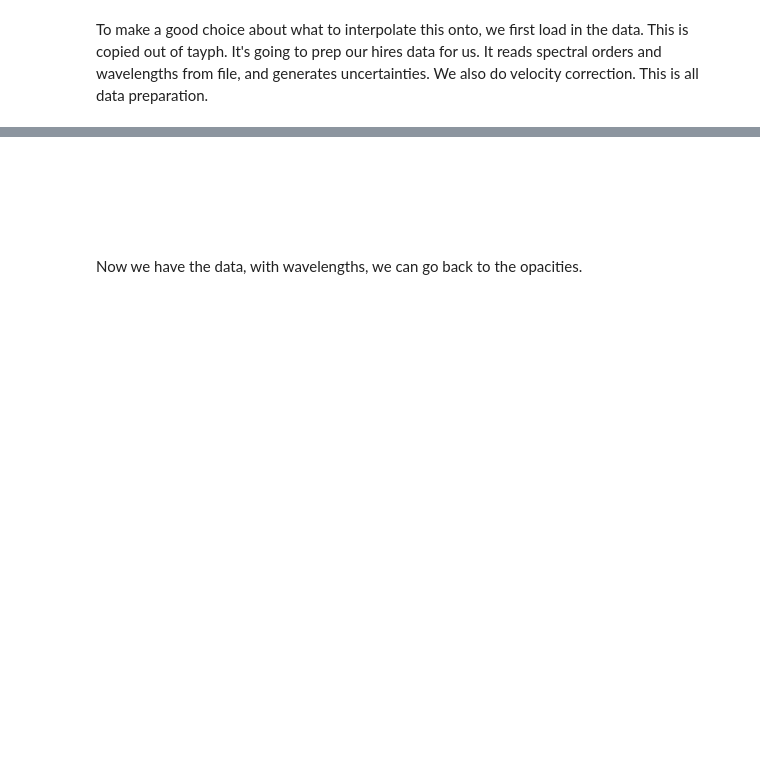
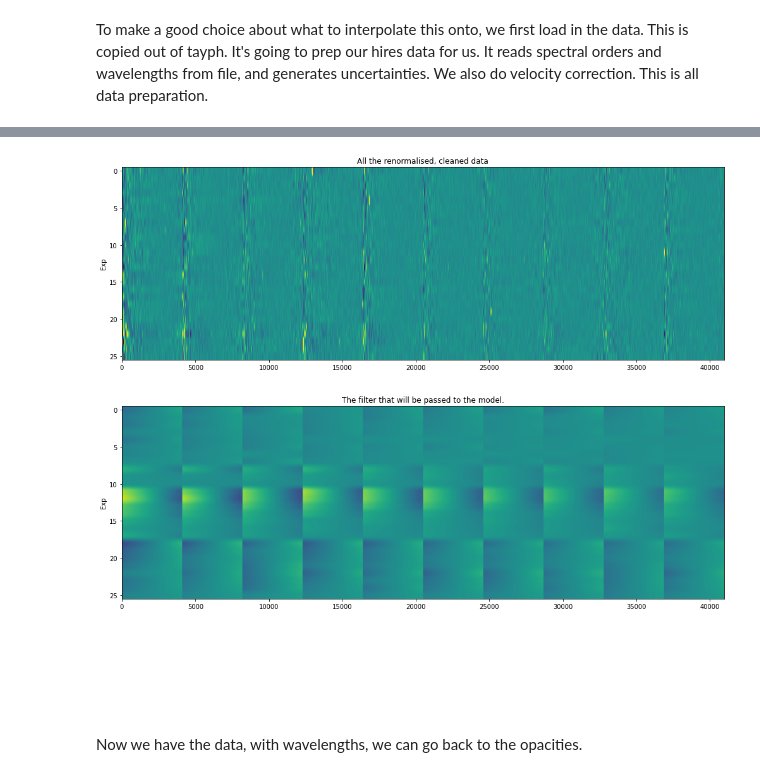
Before and after one commit to Hoeijmakers/jax-hires-coffee, a Jupyter notebook: TEST_TRANSMISSION.ipynb, the cells around one changed output, grey strips where cells are left out. Saved outputs shown, nothing was run; the diff lists cells and outputs as text; code cells hidden in the pictures; blank space fills up the shorter version.

```diff
--- a/TEST_TRANSMISSION.ipynb
+++ b/TEST_TRANSMISSION.ipynb
@@ -331,22 +340,25 @@ plt.show()
 # %%
-fxd = np.hstack(list_of_res_clean) #This is the data.
-err = np.hstack(list_of_res_clean_e)#This is the uncertainty
-fxf = np.hstack(list_of_filters)#This is the filter
-wld = np.hstack(list_of_wld)#This is the wavelength axis.
+fxd = jnp.hstack(list_of_res_clean) #This is the data.
+err = jnp.hstack(list_of_res_clean_e)#This is the uncertainty
+fxf = jnp.hstack(list_of_filters)#This is the filter
+wld = jnp.hstack(list_of_wld)#This is the wavelength axis.
 
 plt.figure(figsize=(14,5))
 plt.imshow(fxd,aspect='auto',vmin=1-3*stdev,vmax=1+3*stdev)
 plt.title(f'All the renormalised, cleaned data')
 plt.ylabel('Exp')
 plt.tight_layout()
 plt.show()
 
 plt.figure(figsize=(14,5))
 plt.imshow(fxf,aspect='auto',vmin=1-3*stdev,vmax=1+3*stdev)
 plt.title(f'The filter that will be passed to the model.')
 plt.ylabel('Exp')
 plt.tight_layout()
 plt.show()
+# %% [output]
+[figure, added]
+[figure, added]
 # %% [markdown]
 <br><br><br><br>
 
```
Also changed, not shown: parts of 13 cells of this notebook.
